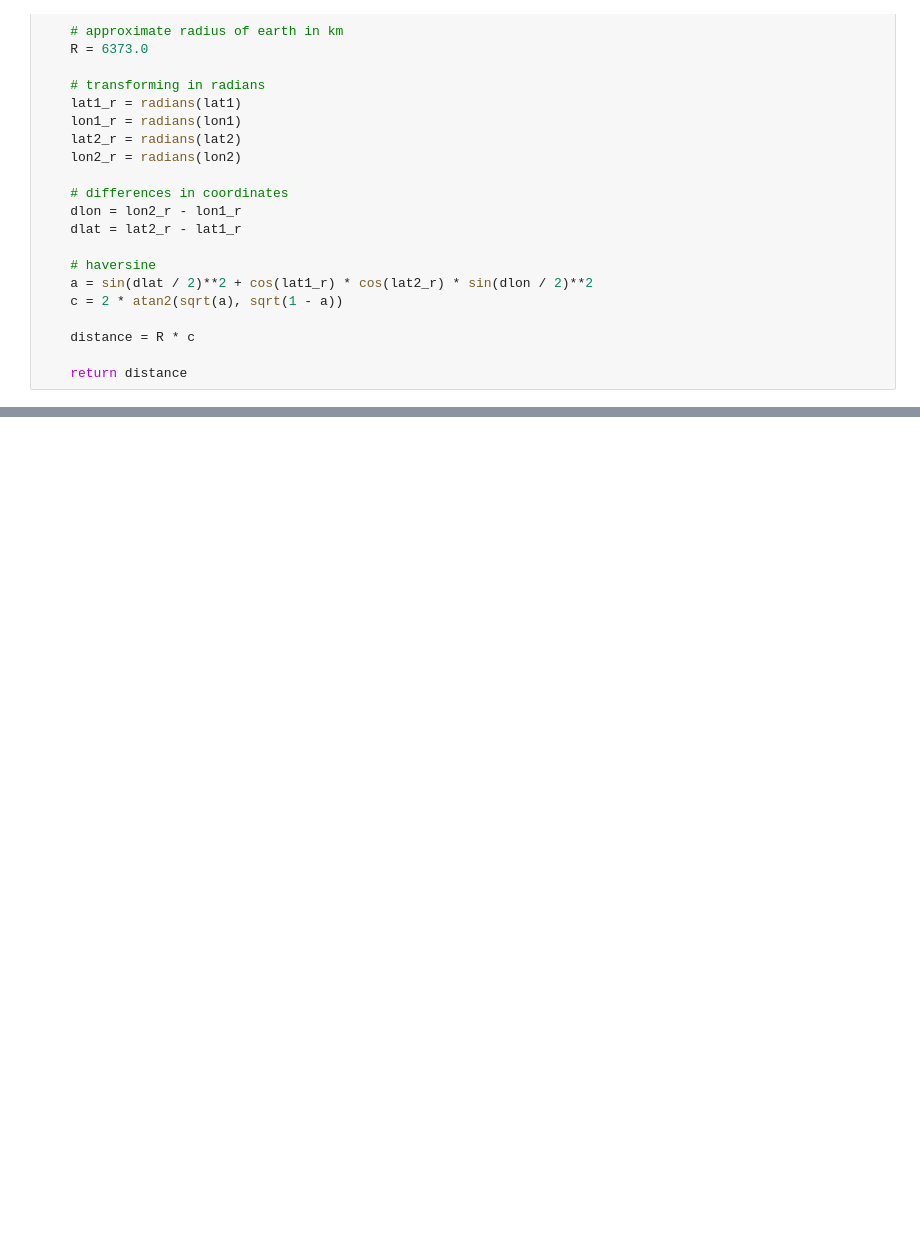
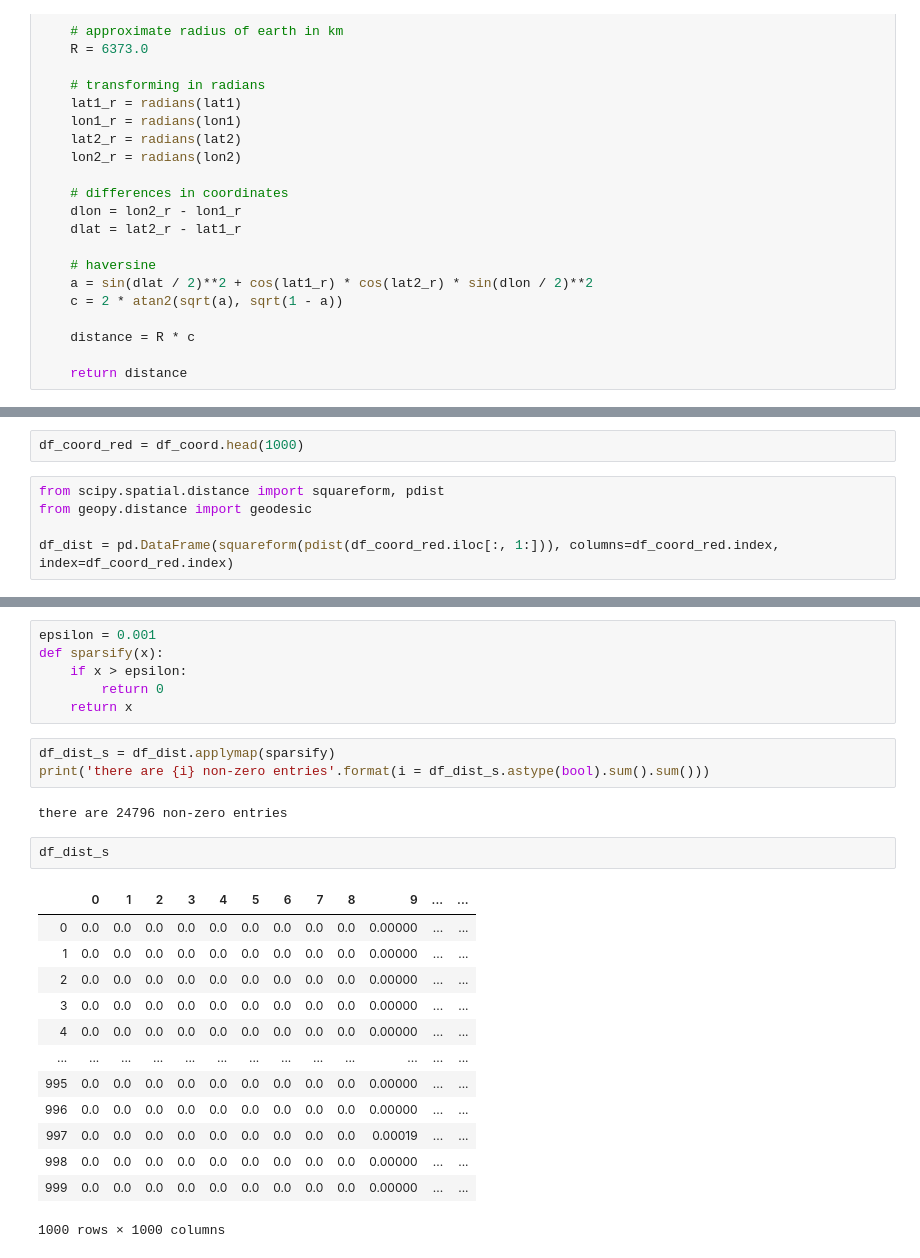
Before and after one commit to sylvainlugeon/labagarre, a Jupyter notebook: AIRBNB.ipynb, the cells around one changed output, grey strips where cells are left out. Cells and saved outputs as stored; diff of their text form; blank space fills up the shorter version.

```diff
--- a/AIRBNB.ipynb
+++ b/AIRBNB.ipynb
@@ -40,0 +47,7 @@ def compute_globe_distance(lat1, lon1, lat2, lon2):
+# %%
+df_coord_red = df_coord.head(1000)
+# %%
+from scipy.spatial.distance import squareform, pdist
+from geopy.distance import geodesic
+
+df_dist = pd.DataFrame(squareform(pdist(df_coord_red.iloc[:, 1:])), columns=df_coord_red.index, index=df_coord_red.index)
@@ -40,0 +64,27 @@ def compute_globe_distance(lat1, lon1, lat2, lon2):
+# %%
+epsilon = 0.001
+def sparsify(x):
+    if x > epsilon:
+        return 0
+    return x
+# %%
+df_dist_s = df_dist.applymap(sparsify)
+print('there are {i} non-zero entries'.format(i = df_dist_s.astype(bool).sum().sum()))
+# %% [output]
+there are 24796 non-zero entries
+# %%
+df_dist_s
+# %% [output]
+|  | 0 | 1 | 2 | 3 | 4 | 5 | 6 | 7 | 8 | 9 | ... | ... |
+| 0 | 0.0 | 0.0 | 0.0 | 0.0 | 0.0 | 0.0 | 0.0 | 0.0 | 0.0 | 0.00000 | ... | ... |
+| 1 | 0.0 | 0.0 | 0.0 | 0.0 | 0.0 | 0.0 | 0.0 | 0.0 | 0.0 | 0.00000 | ... | ... |
+| 2 | 0.0 | 0.0 | 0.0 | 0.0 | 0.0 | 0.0 | 0.0 | 0.0 | 0.0 | 0.00000 | ... | ... |
+| 3 | 0.0 | 0.0 | 0.0 | 0.0 | 0.0 | 0.0 | 0.0 | 0.0 | 0.0 | 0.00000 | ... | ... |
+| 4 | 0.0 | 0.0 | 0.0 | 0.0 | 0.0 | 0.0 | 0.0 | 0.0 | 0.0 | 0.00000 | ... | ... |
+| ... | ... | ... | ... | ... | ... | ... | ... | ... | ... | ... | ... | ... |
+| 995 | 0.0 | 0.0 | 0.0 | 0.0 | 0.0 | 0.0 | 0.0 | 0.0 | 0.0 | 0.00000 | ... | ... |
+| 996 | 0.0 | 0.0 | 0.0 | 0.0 | 0.0 | 0.0 | 0.0 | 0.0 | 0.0 | 0.00000 | ... | ... |
+| 997 | 0.0 | 0.0 | 0.0 | 0.0 | 0.0 | 0.0 | 0.0 | 0.0 | 0.0 | 0.00019 | ... | ... |
+| 998 | 0.0 | 0.0 | 0.0 | 0.0 | 0.0 | 0.0 | 0.0 | 0.0 | 0.0 | 0.00000 | ... | ... |
+| 999 | 0.0 | 0.0 | 0.0 | 0.0 | 0.0 | 0.0 | 0.0 | 0.0 | 0.0 | 0.00000 | ... | ... |
+1000 rows × 1000 columns
```
Also changed, not shown: parts of 13 cells of this notebook, 1 other file.
